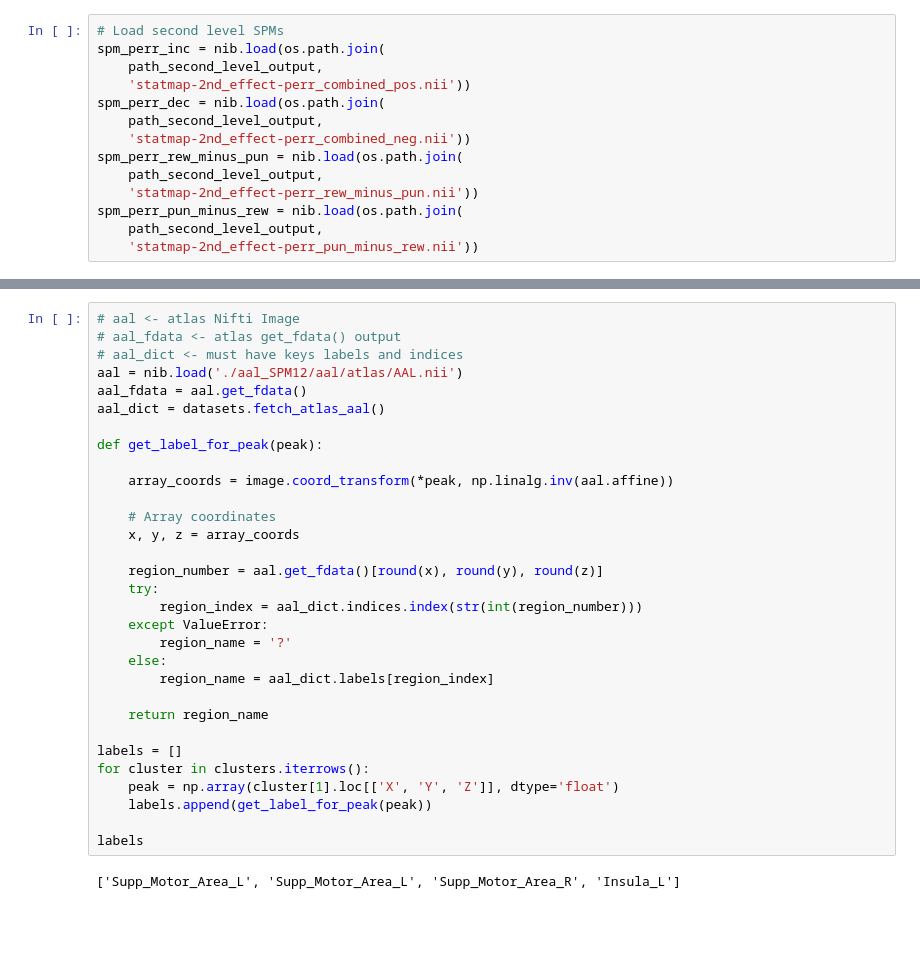
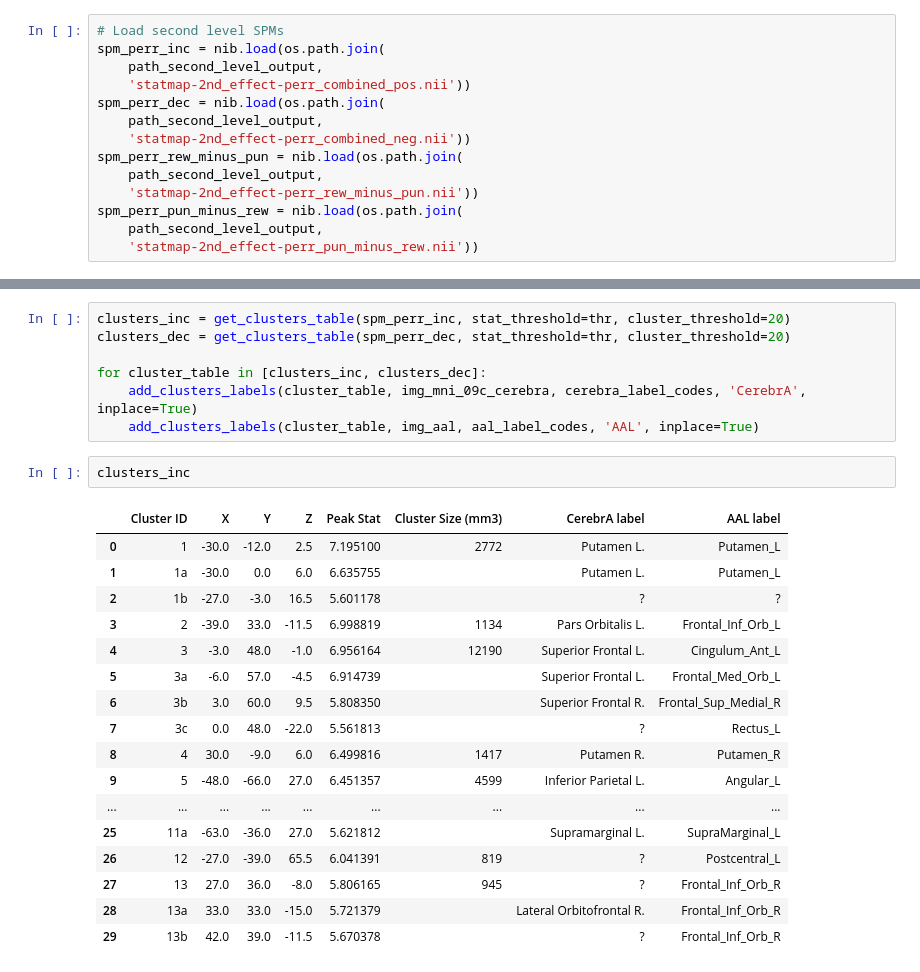
Before and after one commit to kbonna/decidenet, a Jupyter notebook: activation_analysis/dn_aa_04_results_reporting.ipynb, the cells around one changed output, grey strips where cells are left out. Saved outputs shown, nothing was run; the diff lists cells and outputs as text; blank space fills up the shorter version.

```diff
--- a/activation_analysis/dn_aa_04_results_reporting.ipynb
+++ b/activation_analysis/dn_aa_04_results_reporting.ipynb
@@ -89,33 +182,27 @@ plotting.plot_stat_map(
-# %%
-# aal <- atlas Nifti Image
-# aal_fdata <- atlas get_fdata() output
-# aal_dict <- must have keys labels and indices
-aal = nib.load('./aal_SPM12/aal/atlas/AAL.nii')
-aal_fdata = aal.get_fdata()
-aal_dict = datasets.fetch_atlas_aal()
-
-def get_label_for_peak(peak):
-
-    array_coords = image.coord_transform(*peak, np.linalg.inv(aal.affine))
-
-    # Array coordinates
-    x, y, z = array_coords
-
-    region_number = aal.get_fdata()[round(x), round(y), round(z)]
-    try:
-        region_index = aal_dict.indices.index(str(int(region_number)))
-    except ValueError:
-        region_name = '?'
-    else:
-        region_name = aal_dict.labels[region_index]
-
-    return region_name
-
-labels = []
-for cluster in clusters.iterrows():
-    peak = np.array(cluster[1].loc[['X', 'Y', 'Z']], dtype='float')
-    labels.append(get_label_for_peak(peak))
-
-labels
-# %% [output]
-['Supp_Motor_Area_L', 'Supp_Motor_Area_L', 'Supp_Motor_Area_R', 'Insula_L']
+# %%
+clusters_inc = get_clusters_table(spm_perr_inc, stat_threshold=thr, cluster_threshold=20)
+clusters_dec = get_clusters_table(spm_perr_dec, stat_threshold=thr, cluster_threshold=20)
+
+for cluster_table in [clusters_inc, clusters_dec]:
+    add_clusters_labels(cluster_table, img_mni_09c_cerebra, cerebra_label_codes, 'CerebrA', inplace=True)
+    add_clusters_labels(cluster_table, img_aal, aal_label_codes, 'AAL', inplace=True)
+# %%
+clusters_inc
+# %% [output]
+|  | Cluster ID | X | Y | Z | Peak Stat | Cluster Size (mm3) | CerebrA label | AAL label |
+| 0 | 1 | -30.0 | -12.0 | 2.5 | 7.195100 | 2772 | Putamen L. | Putamen_L |
+| 1 | 1a | -30.0 | 0.0 | 6.0 | 6.635755 |  | Putamen L. | Putamen_L |
+| 2 | 1b | -27.0 | -3.0 | 16.5 | 5.601178 |  | ? | ? |
+| 3 | 2 | -39.0 | 33.0 | -11.5 | 6.998819 | 1134 | Pars Orbitalis L. | Frontal_Inf_Orb_L |
+| 4 | 3 | -3.0 | 48.0 | -1.0 | 6.956164 | 12190 | Superior Frontal L. | Cingulum_Ant_L |
+| 5 | 3a | -6.0 | 57.0 | -4.5 | 6.914739 |  | Superior Frontal L. | Frontal_Med_Orb_L |
+| 6 | 3b | 3.0 | 60.0 | 9.5 | 5.808350 |  | Superior Frontal R. | Frontal_Sup_Medial_R |
+| 7 | 3c | 0.0 | 48.0 | -22.0 | 5.561813 |  | ? | Rectus_L |
+| 8 | 4 | 30.0 | -9.0 | 6.0 | 6.499816 | 1417 | Putamen R. | Putamen_R |
+| 9 | 5 | -48.0 | -66.0 | 27.0 | 6.451357 | 4599 | Inferior Parietal L. | Angular_L |
+| ... | ... | ... | ... | ... | ... | ... | ... | ... |
+| 25 | 11a | -63.0 | -36.0 | 27.0 | 5.621812 |  | Supramarginal L. | SupraMarginal_L |
+| 26 | 12 | -27.0 | -39.0 | 65.5 | 6.041391 | 819 | ? | Postcentral_L |
+| 27 | 13 | 27.0 | 36.0 | -8.0 | 5.806165 | 945 | ? | Frontal_Inf_Orb_R |
+| 28 | 13a | 33.0 | 33.0 | -15.0 | 5.721379 |  | Lateral Orbitofrontal R. | Frontal_Inf_Orb_R |
+| 29 | 13b | 42.0 | 39.0 | -11.5 | 5.670378 |  | ? | Frontal_Inf_Orb_R |
```
Also changed, not shown: parts of 10 cells of this notebook.
